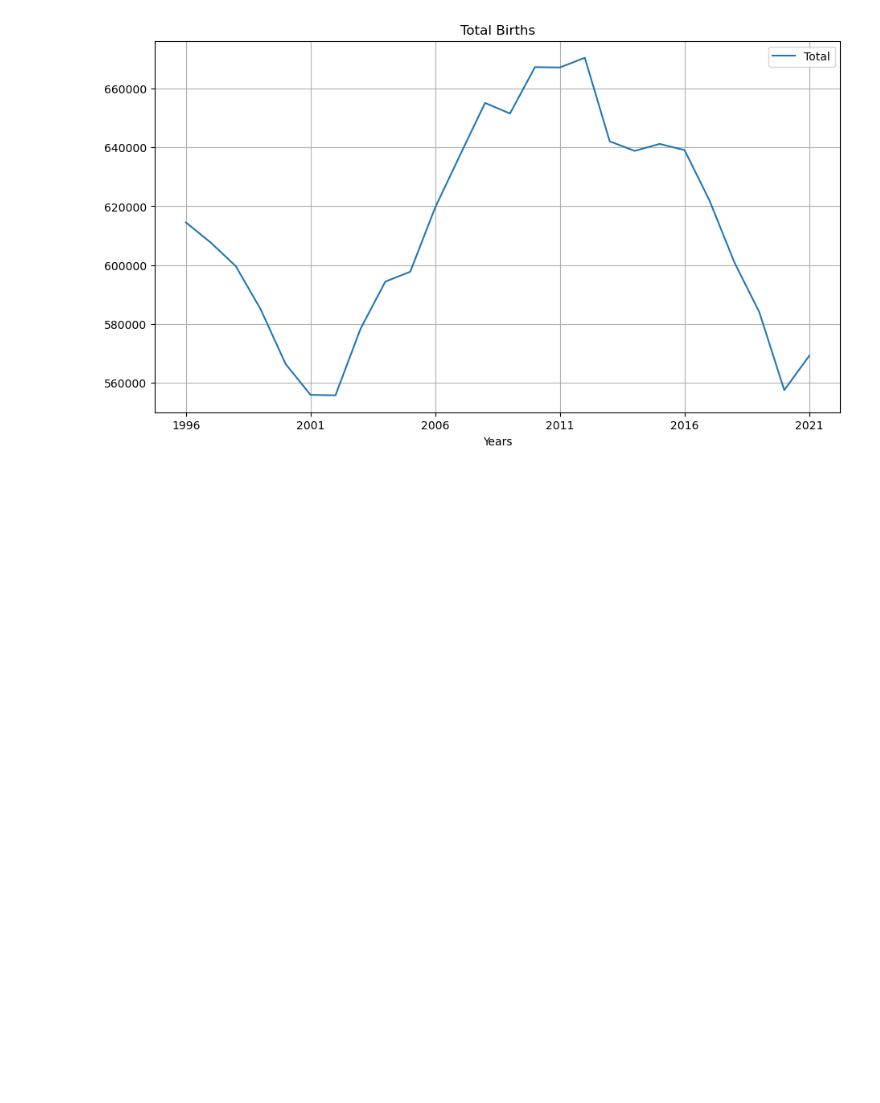
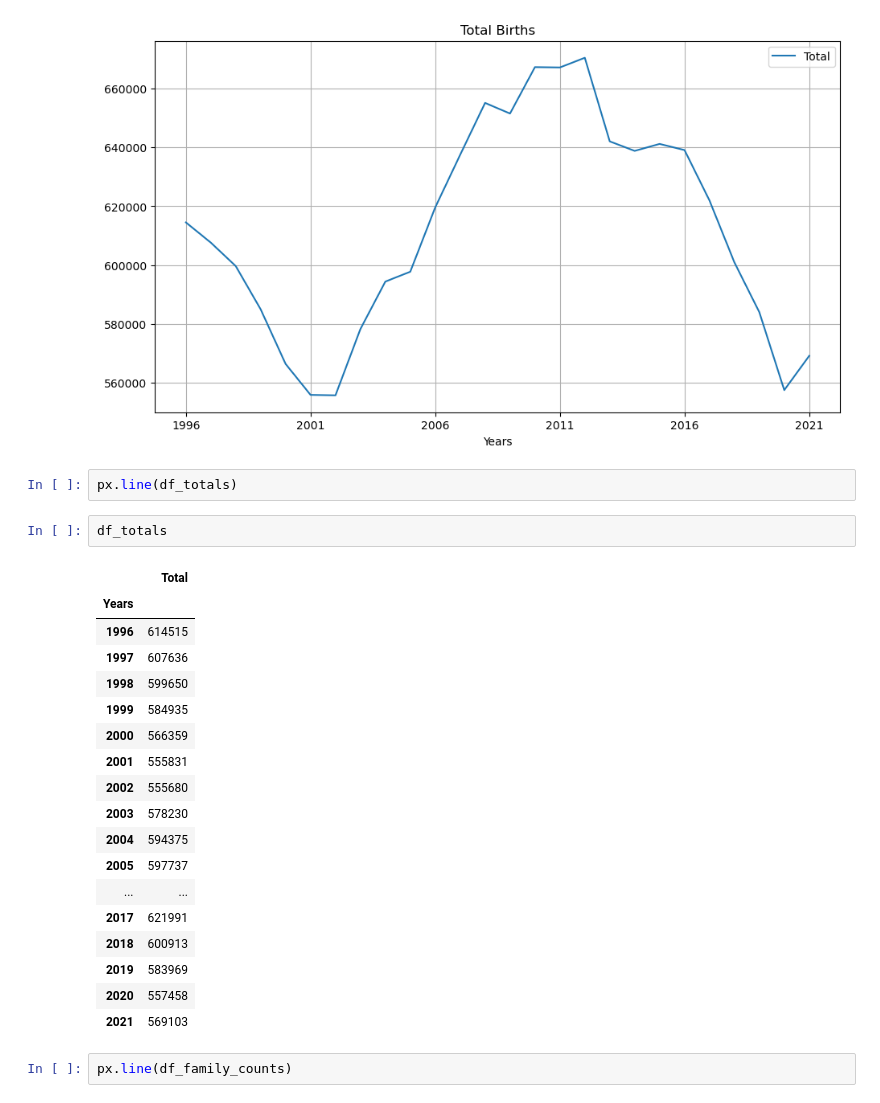
Before and after one commit to JasonMuteham/UK-Royalty-Popularity-Investigation, a Jupyter notebook: Family Name Ranking.ipynb, the cells around one changed output. Saved outputs shown, nothing was run; the diff lists cells and outputs as text; blank space fills up the shorter version.

```diff
--- a/Family Name Ranking.ipynb
+++ b/Family Name Ranking.ipynb
@@ -146,3 +148,28 @@ df_totals.plot(title="Total Births",figsize=(11,6),grid=True)
 # %% [output]
 <AxesSubplot:title={'center':'Total Births'}, xlabel='Years'>
 [figure]
+# %%
+px.line(df_totals)
+# %%
+df_totals
+# %% [output]
+|  | Total |
+| Years |  |
+| 1996 | 614515 |
+| 1997 | 607636 |
+| 1998 | 599650 |
+| 1999 | 584935 |
+| 2000 | 566359 |
+| 2001 | 555831 |
+| 2002 | 555680 |
+| 2003 | 578230 |
+| 2004 | 594375 |
+| 2005 | 597737 |
+| ... | ... |
+| 2017 | 621991 |
+| 2018 | 600913 |
+| 2019 | 583969 |
+| 2020 | 557458 |
+| 2021 | 569103 |
+# %%
+px.line(df_family_counts)
```
Also changed, not shown: parts of 1 cell of this notebook, 2 other files.
